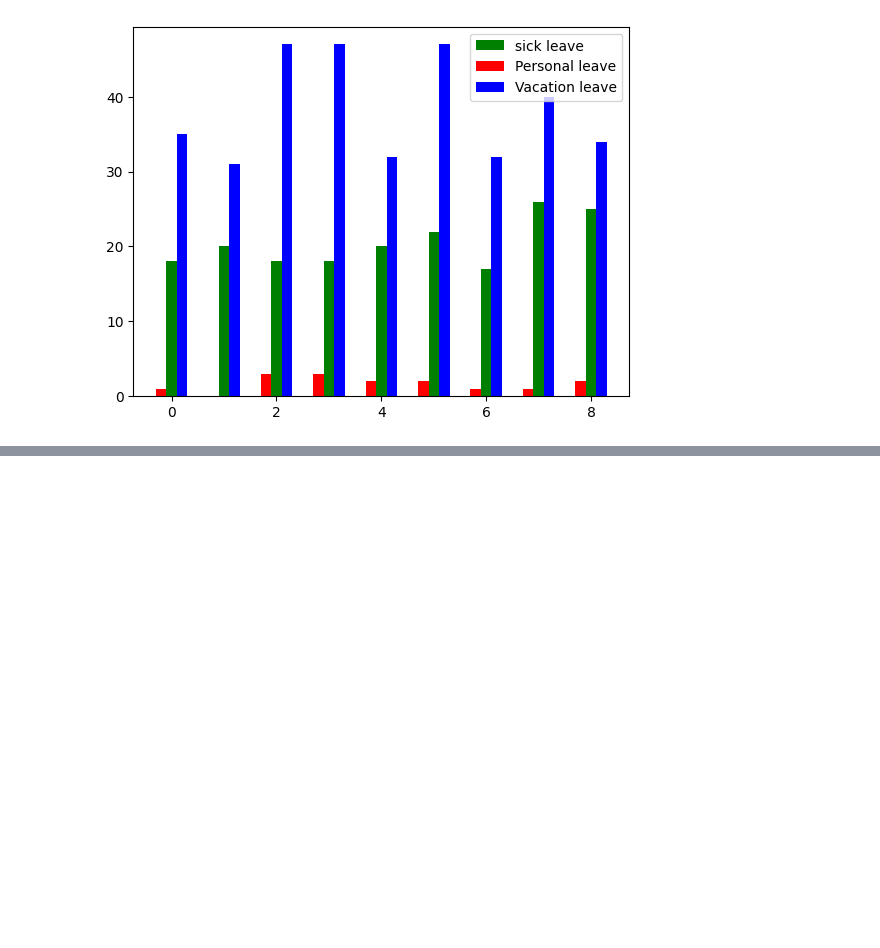
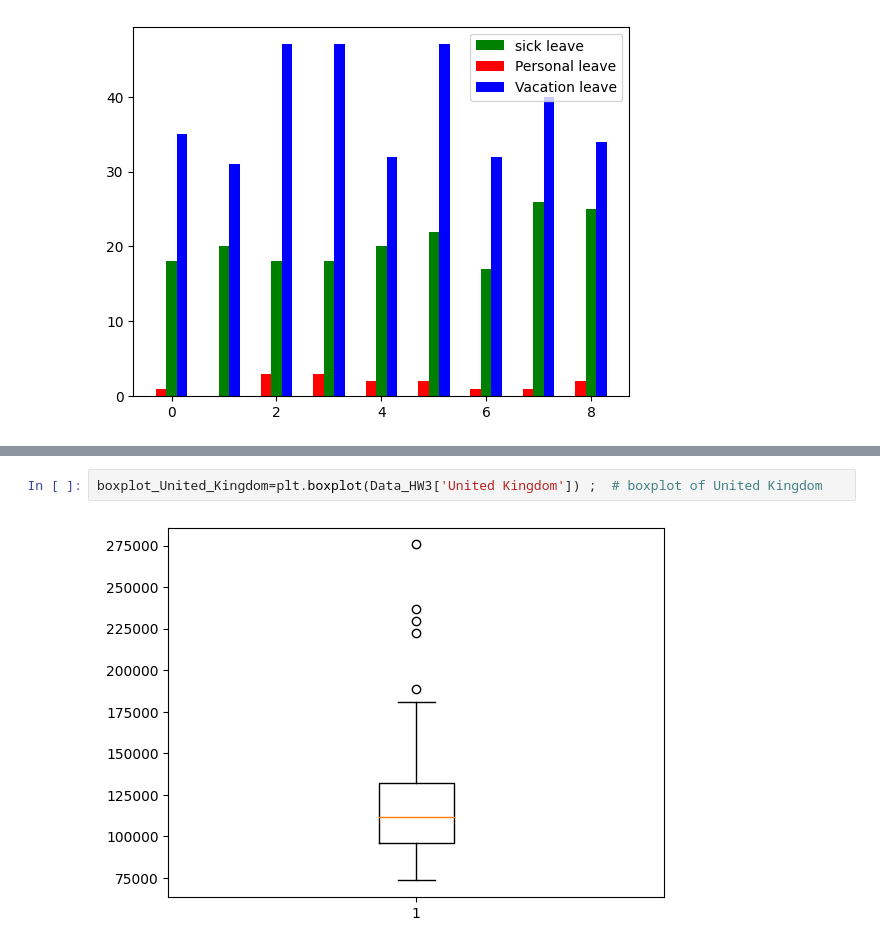
Before and after one commit to ThunchanokChai/DPDM2023, a Jupyter notebook: Data102.ipynb, the cells around one changed output, grey strips where cells are left out. Drawn from its saved outputs; the diff is of its cells as text; blank space fills up the shorter version.

```diff
--- a/Data102.ipynb
+++ b/Data102.ipynb
@@ -458,0 +529,4 @@ select your data and do step 1 to 4 (eye balling,descriptive statistic,box plot
+# %%
+boxplot_United_Kingdom=plt.boxplot(Data_HW3['United Kingdom']) ;  # boxplot of United Kingdom
+# %% [output]
+[figure, added]
```
Also changed, not shown: parts of 61 cells of this notebook.
